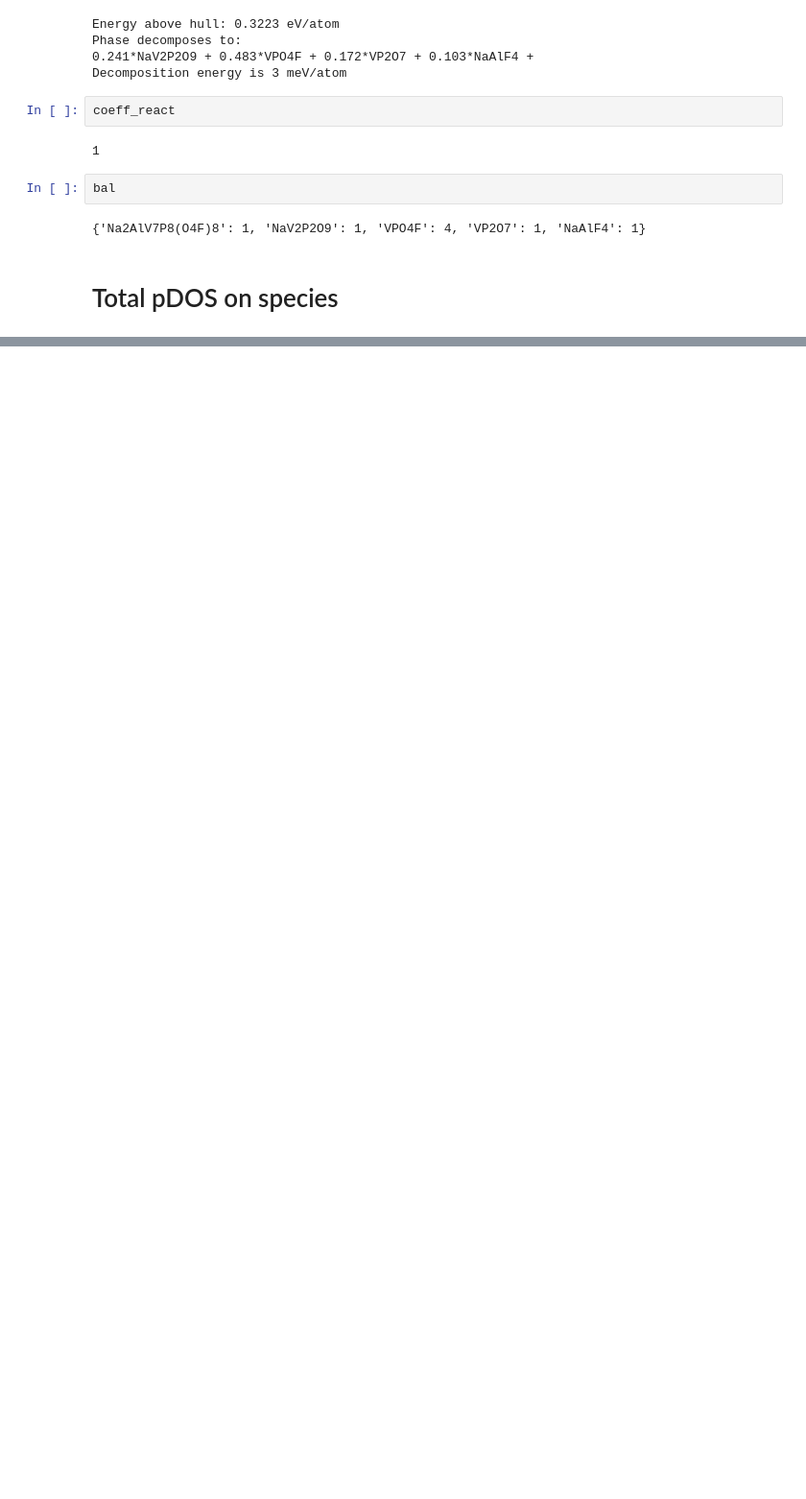
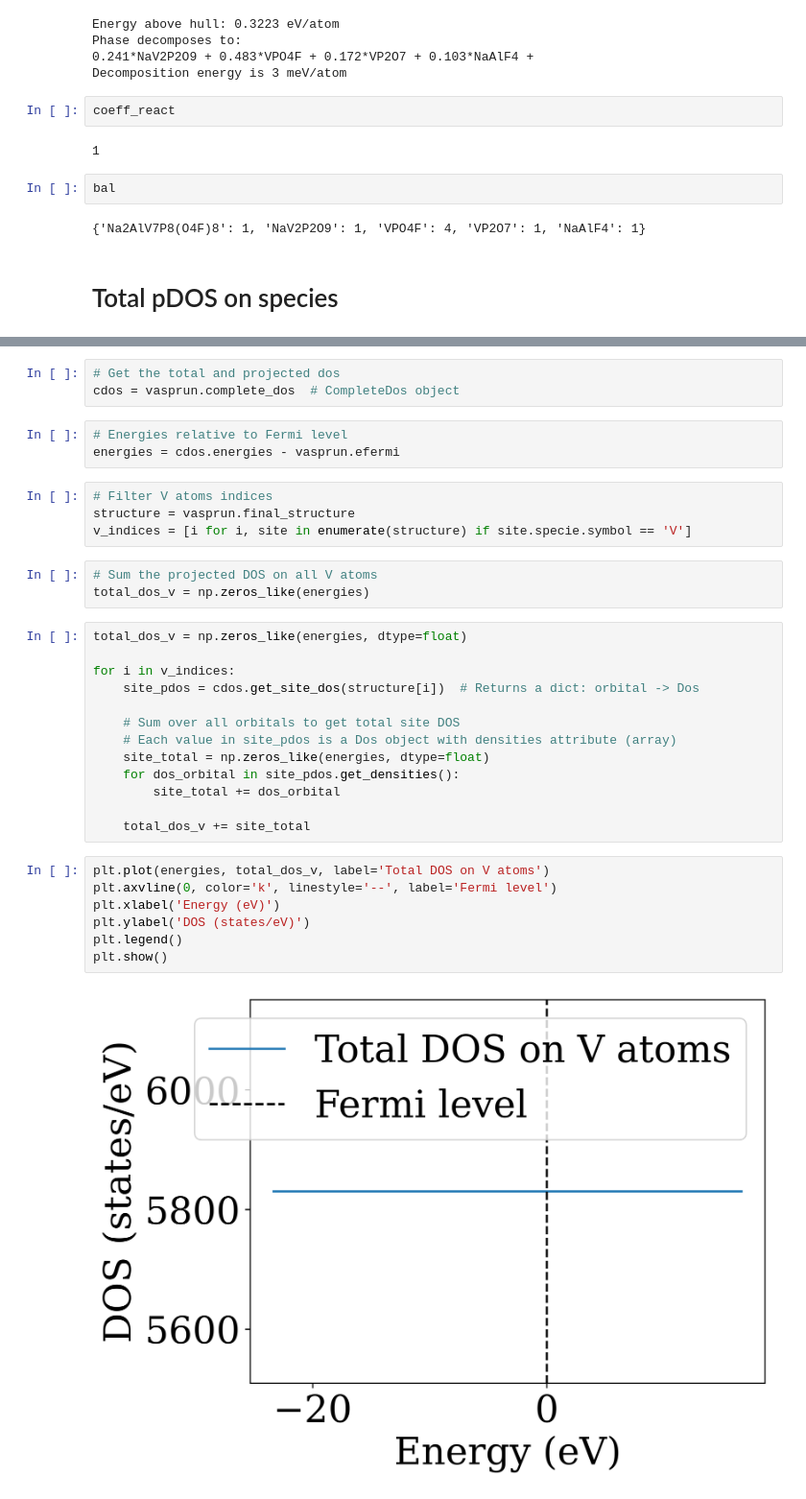
Before and after one commit to purphy42/NVFP_doped, a Jupyter notebook: data_processing.ipynb, the cells around one changed output, grey strips where cells are left out. Shown: that part at 96% size. Cells and saved outputs as stored; diff of their text form; blank space fills up the shorter version.

```diff
--- a/data_processing.ipynb
+++ b/data_processing.ipynb
@@ -391,0 +406,35 @@ bal
+# %%
+# Get the total and projected dos
+cdos = vasprun.complete_dos  # CompleteDos object
+# %%
+# Energies relative to Fermi level
+energies = cdos.energies - vasprun.efermi
+# %%
+# Filter V atoms indices
+structure = vasprun.final_structure
+v_indices = [i for i, site in enumerate(structure) if site.specie.symbol == 'V']
+# %%
+# Sum the projected DOS on all V atoms
+total_dos_v = np.zeros_like(energies)
+# %%
+total_dos_v = np.zeros_like(energies, dtype=float)
+
+for i in v_indices:
+    site_pdos = cdos.get_site_dos(structure[i])  # Returns a dict: orbital -> Dos
+
+    # Sum over all orbitals to get total site DOS
+    # Each value in site_pdos is a Dos object with densities attribute (array)
+    site_total = np.zeros_like(energies, dtype=float)
+    for dos_orbital in site_pdos.get_densities():
+        site_total += dos_orbital
+
+    total_dos_v += site_total
+# %%
+plt.plot(energies, total_dos_v, label='Total DOS on V atoms')
+plt.axvline(0, color='k', linestyle='--', label='Fermi level')
+plt.xlabel('Energy (eV)')
+plt.ylabel('DOS (states/eV)')
+plt.legend()
+plt.show()
+# %% [output]
+[figure, added]
```
Also changed, not shown: parts of 11 cells of this notebook, 8 other files.
